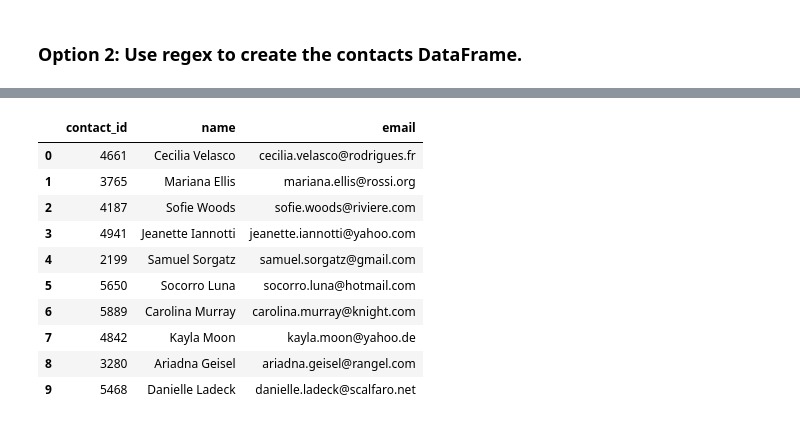
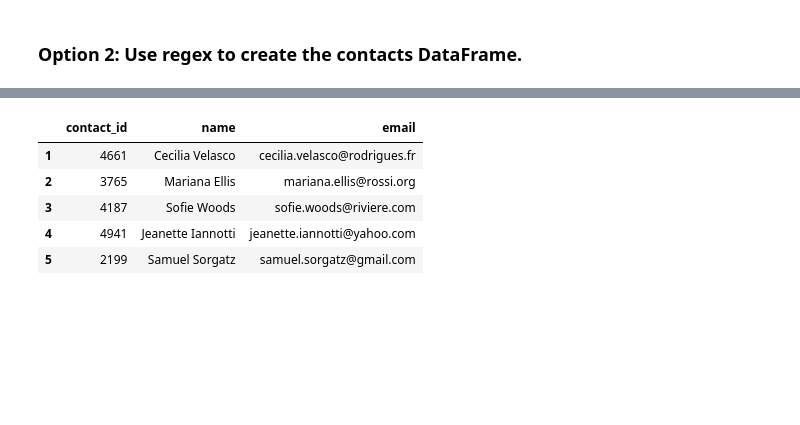
Before and after one commit to annelise0v0/Crowdfunding_ETL, a Jupyter notebook: matt/ETL_Mini_Project_MGuy.ipynb, the cells around one changed output, grey strips where cells are left out. Cells and saved outputs as stored; diff of their text form; code cells hidden in the pictures; blank space fills up the shorter version.

```diff
--- a/matt/ETL_Mini_Project_MGuy.ipynb
+++ b/matt/ETL_Mini_Project_MGuy.ipynb
@@ -442,0 +443,9 @@ contact_info_df_copy.head()
+# %%
+# Drop the first row that contains the column header
+contact_info_df_copy = contact_info_df_copy.drop(index=0)
+
+# Extract the four-digit contact ID number using regex
+contact_info_df_copy["contact_id"] = contact_info_df_copy["contact_info"].str.extract(r'"contact_id":\s*(\d{4})')
+
+# Display the first few rows to verify the extraction
+contact_info_df_copy.head()
@@ -466,0 +468,9 @@ memory usage: 15.8+ KB
+# %%
+# Fill NaN values in the "contact_id" column with 0 (without using inplace)
+contact_info_df_copy["contact_id"] = contact_info_df_copy["contact_id"].fillna(0)
+
+# Convert the "contact_id" column to an integer type
+contact_info_df_copy["contact_id"] = contact_info_df_copy["contact_id"].astype("int64")
+
+# Verify the data types again
+contact_info_df_copy.dtypes
@@ -467,3 +483,8 @@ memory usage: 15.8+ KB
 # %%
-# Extract the name of the contact and add it to a new column.
+
+# Extract the name of the contact and add it to a new column
+contact_info_df_copy["name"] = contact_info_df_copy["contact_info"].str.extract(r'"name":\s*"([^"]+)"')
+
+# Display the DataFrame
+contact_info_df_copy.head()
 # %% [output]
@@ -481,4 +497,7 @@ memory usage: 15.8+ KB
 # %%
 # Extract the email from the contacts and add the values to a new column.
+contact_info_df_copy["email"] = contact_info_df_copy["contact_info"].str.extract(r'"email":\s*"([^"]+)"')
+
+contact_info_df_copy.head()
 # %% [output]
 |  | contact_info | contact_id | name | email |
@@ -495,14 +509,13 @@ memory usage: 15.8+ KB
 # %%
 # Create a copy of the contact_info_df with the 'contact_id', 'name', 'email' columns.
+contacts_parsed_df = contact_info_df_copy[["contact_id", "name", "email"]].copy()
+
+# Display the first few rows to confirm
+contacts_parsed_df.head()
 # %% [output]
 |  | contact_id | name | email |
-| 0 | 4661 | Cecilia Velasco | cecilia.velasco@rodrigues.fr |
-| 1 | 3765 | Mariana Ellis | mariana.ellis@rossi.org |
-| 2 | 4187 | Sofie Woods | sofie.woods@riviere.com |
-| 3 | 4941 | Jeanette Iannotti | jeanette.iannotti@yahoo.com |
-| 4 | 2199 | Samuel Sorgatz | samuel.sorgatz@gmail.com |
-| 5 | 5650 | Socorro Luna | socorro.luna@hotmail.com |
-| 6 | 5889 | Carolina Murray | carolina.murray@knight.com |
-| 7 | 4842 | Kayla Moon | kayla.moon@yahoo.de |
-| 8 | 3280 | Ariadna Geisel | ariadna.geisel@rangel.com |
-| 9 | 5468 | Danielle Ladeck | danielle.ladeck@scalfaro.net |
+| 1 | 4661 | Cecilia Velasco | cecilia.velasco@rodrigues.fr |
+| 2 | 3765 | Mariana Ellis | mariana.ellis@rossi.org |
+| 3 | 4187 | Sofie Woods | sofie.woods@riviere.com |
+| 4 | 4941 | Jeanette Iannotti | jeanette.iannotti@yahoo.com |
+| 5 | 2199 | Samuel Sorgatz | samuel.sorgatz@gmail.com |
```
Also changed, not shown: parts of 23 cells of this notebook, 5 other files.
